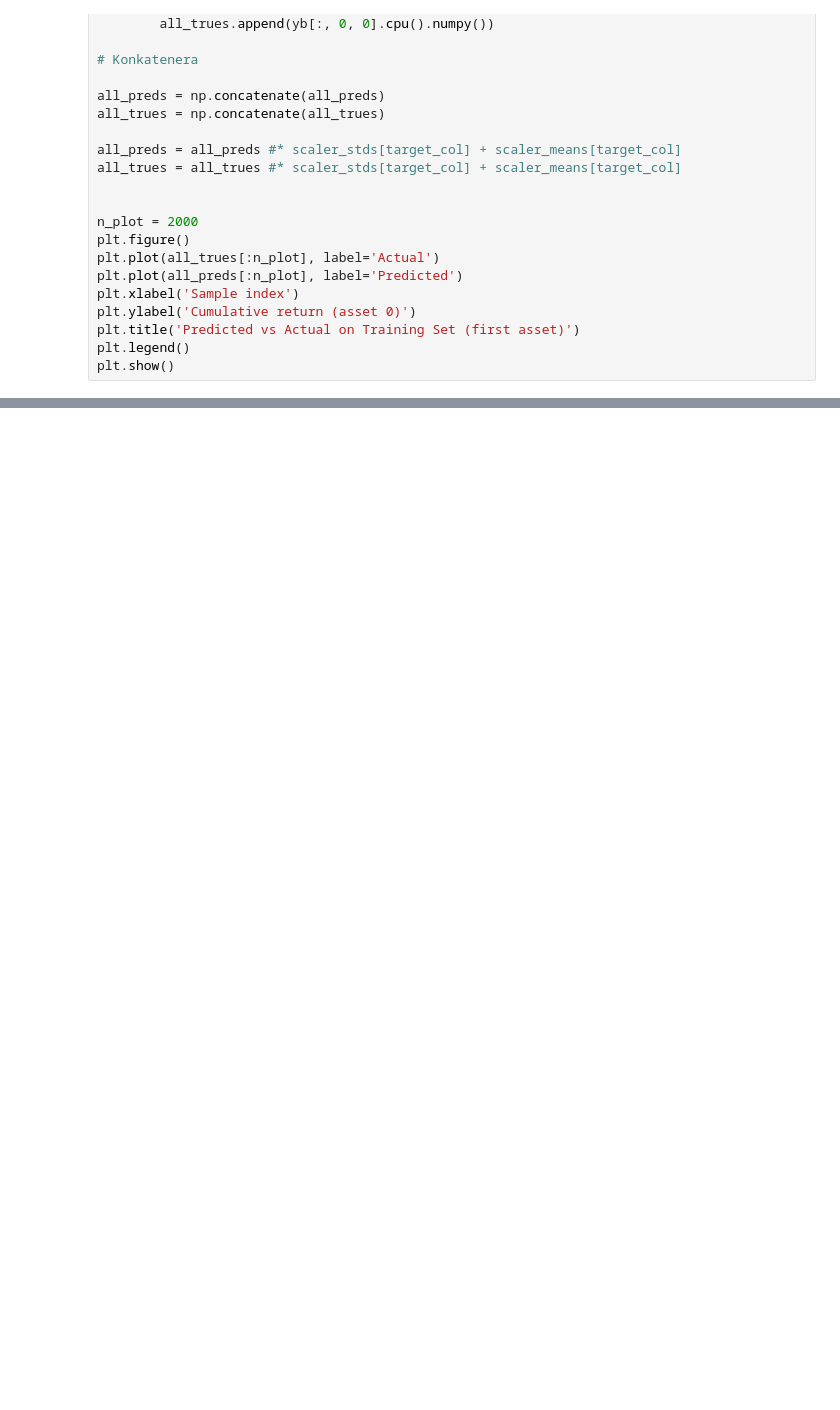
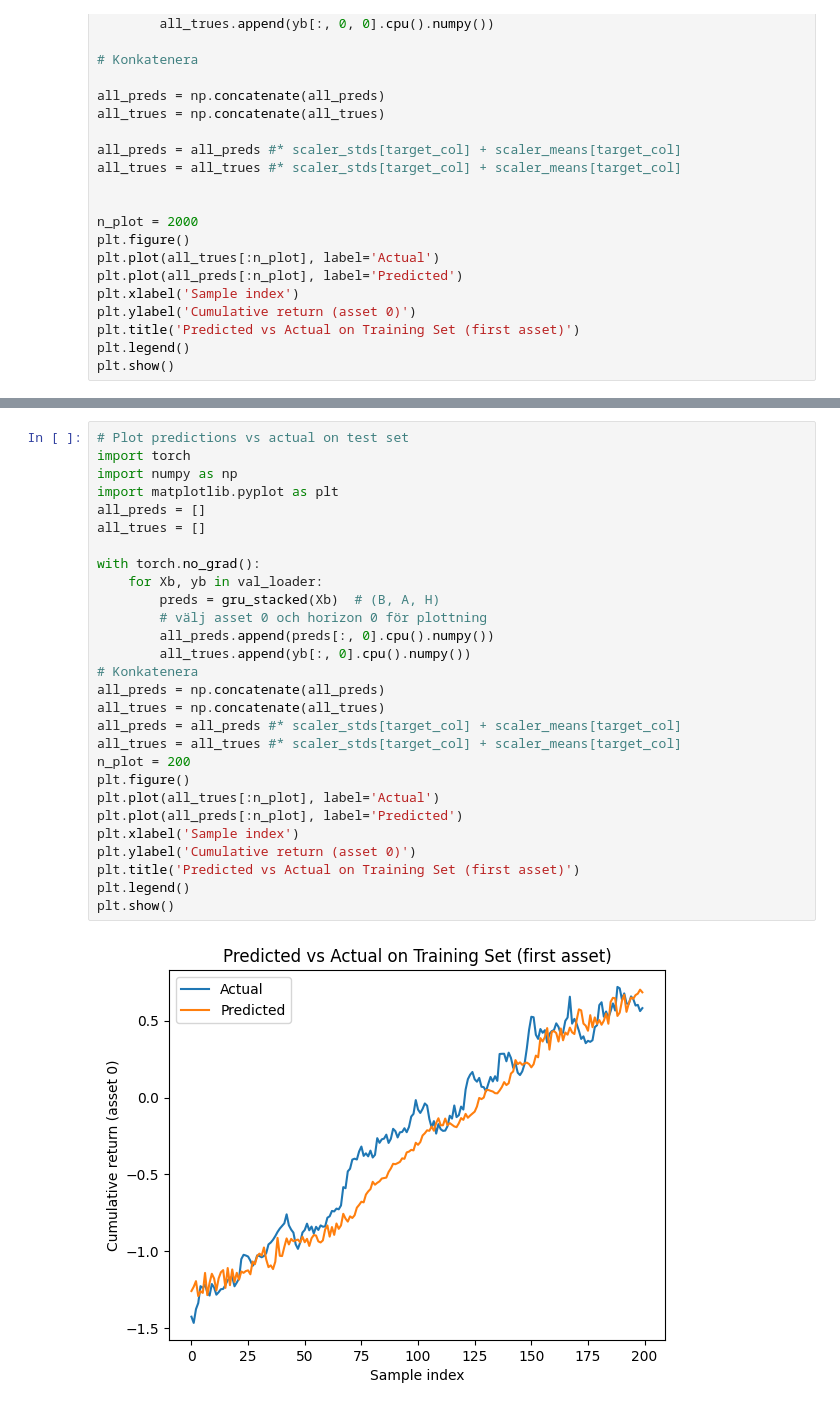
Before and after one commit to peogradin/Project-AMLNN, a Jupyter notebook: MultiAssetLSTM.ipynb, the cells around one changed output, grey strips where cells are left out. Saved outputs shown, nothing was run; the diff lists cells and outputs as text; blank space fills up the shorter version.

Commit message:
Fixed MultiAssetDataset, seems to work
Also added a version 2, which can handle different sliding window step sizes

```diff
--- a/MultiAssetLSTM.ipynb
+++ b/MultiAssetLSTM.ipynb
@@ -120,0 +177,30 @@ plt.show()
+# %%
+# Plot predictions vs actual on test set
+import torch
+import numpy as np
+import matplotlib.pyplot as plt
+all_preds = []
+all_trues = []
+
+with torch.no_grad():
+    for Xb, yb in val_loader:
+        preds = gru_stacked(Xb)  # (B, A, H)
+        # välj asset 0 och horizon 0 för plottning
+        all_preds.append(preds[:, 0].cpu().numpy())
+        all_trues.append(yb[:, 0].cpu().numpy())
+# Konkatenera
+all_preds = np.concatenate(all_preds)
+all_trues = np.concatenate(all_trues)
+all_preds = all_preds #* scaler_stds[target_col] + scaler_means[target_col]
+all_trues = all_trues #* scaler_stds[target_col] + scaler_means[target_col]
+n_plot = 200
+plt.figure()
+plt.plot(all_trues[:n_plot], label='Actual')
+plt.plot(all_preds[:n_plot], label='Predicted')
+plt.xlabel('Sample index')
+plt.ylabel('Cumulative return (asset 0)')
+plt.title('Predicted vs Actual on Training Set (first asset)')
+plt.legend()
+plt.show()
+# %% [output]
+[figure, added]
```
Also changed, not shown: parts of 3 cells of this notebook, 2 other files.
